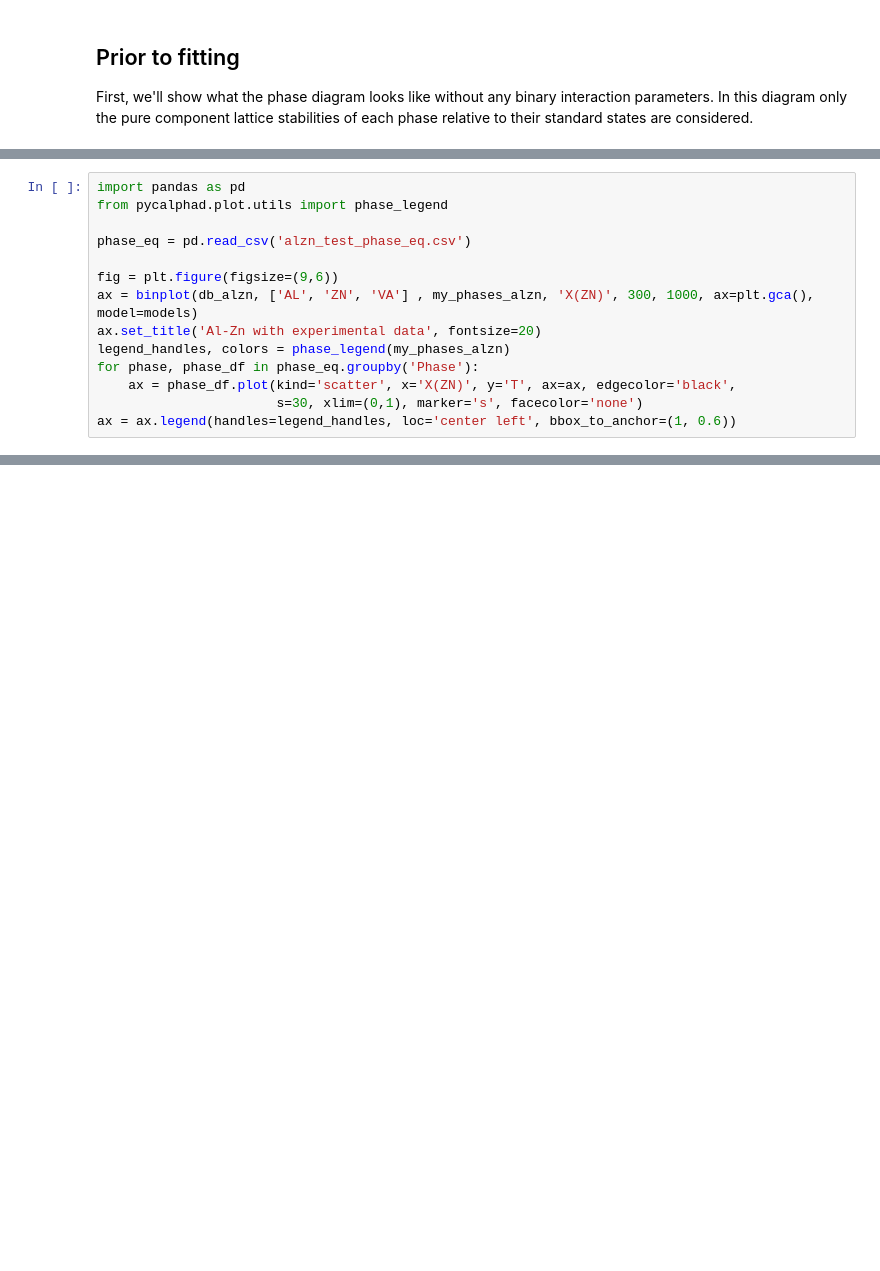
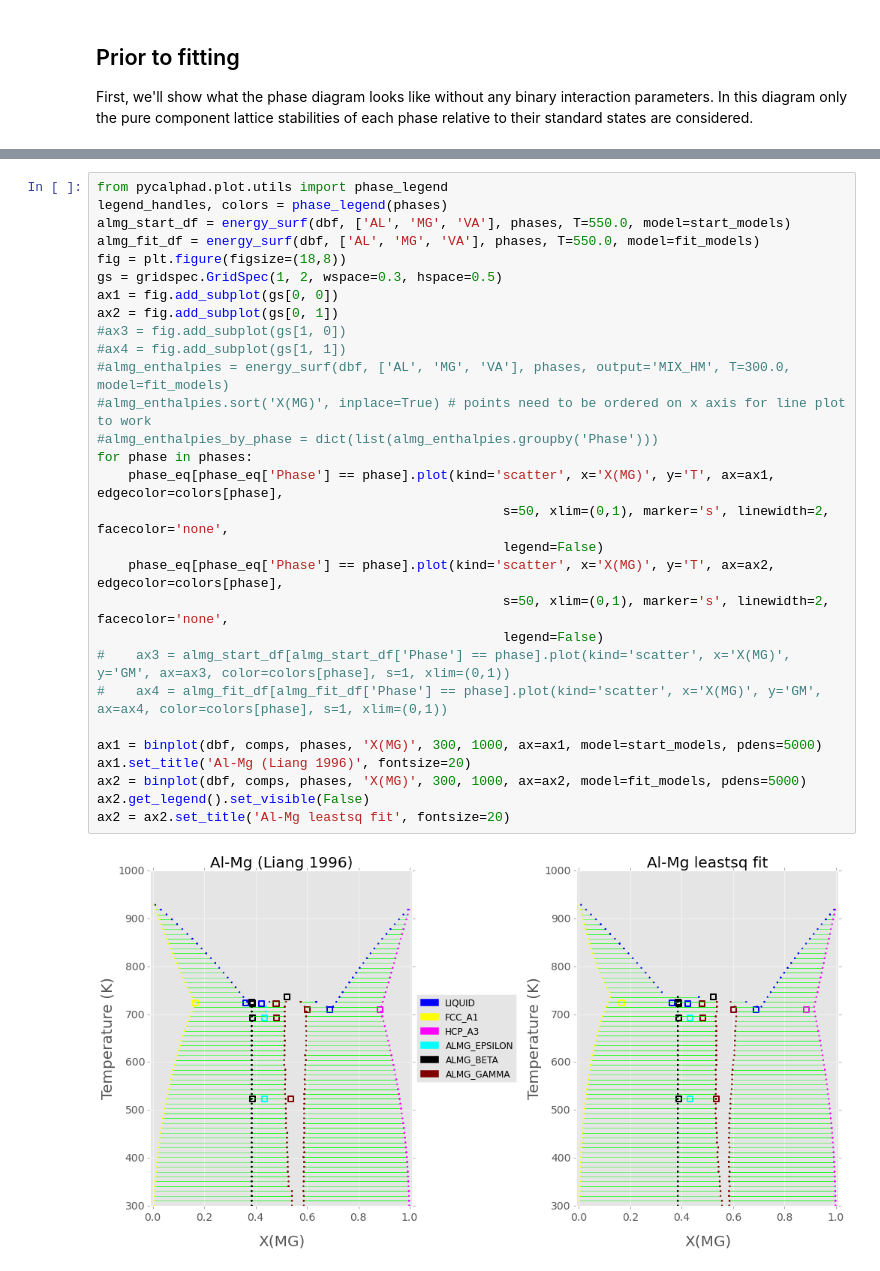
Before and after one commit to pycalphad/pycalphad, a Jupyter notebook: examples/AlMgZnFitting.ipynb, the cells around one changed output, grey strips where cells are left out. Cells and saved outputs as stored; diff of their text form; blank space fills up the shorter version.

```diff
--- a/examples/AlMgZnFitting.ipynb
+++ b/examples/AlMgZnFitting.ipynb
@@ -427,14 +389,0 @@ Now load a test Comma-Separated Values (CSV) file with some phase equilibria dat
-# %%
-import pandas as pd
-from pycalphad.plot.utils import phase_legend
-
-phase_eq = pd.read_csv('alzn_test_phase_eq.csv')
-
-fig = plt.figure(figsize=(9,6))
-ax = binplot(db_alzn, ['AL', 'ZN', 'VA'] , my_phases_alzn, 'X(ZN)', 300, 1000, ax=plt.gca(), model=models)
-ax.set_title('Al-Zn with experimental data', fontsize=20)
-legend_handles, colors = phase_legend(my_phases_alzn)
-for phase, phase_df in phase_eq.groupby('Phase'):
-    ax = phase_df.plot(kind='scatter', x='X(ZN)', y='T', ax=ax, edgecolor='black',
-                       s=30, xlim=(0,1), marker='s', facecolor='none')
-ax = ax.legend(handles=legend_handles, loc='center left', bbox_to_anchor=(1, 0.6))
@@ -619,3 +496,34 @@ Wall time: 1.5 s
+# %%
+from pycalphad.plot.utils import phase_legend
+legend_handles, colors = phase_legend(phases)
+almg_start_df = energy_surf(dbf, ['AL', 'MG', 'VA'], phases, T=550.0, model=start_models)
+almg_fit_df = energy_surf(dbf, ['AL', 'MG', 'VA'], phases, T=550.0, model=fit_models)
+fig = plt.figure(figsize=(18,8))
+gs = gridspec.GridSpec(1, 2, wspace=0.3, hspace=0.5)
+ax1 = fig.add_subplot(gs[0, 0])
+ax2 = fig.add_subplot(gs[0, 1])
+#ax3 = fig.add_subplot(gs[1, 0])
+#ax4 = fig.add_subplot(gs[1, 1])
+#almg_enthalpies = energy_surf(dbf, ['AL', 'MG', 'VA'], phases, output='MIX_HM', T=300.0, model=fit_models)
+#almg_enthalpies.sort('X(MG)', inplace=True) # points need to be ordered on x axis for line plot to work
+#almg_enthalpies_by_phase = dict(list(almg_enthalpies.groupby('Phase')))
+for phase in phases:
+    phase_eq[phase_eq['Phase'] == phase].plot(kind='scatter', x='X(MG)', y='T', ax=ax1, edgecolor=colors[phase],
+                                                    s=50, xlim=(0,1), marker='s', linewidth=2, facecolor='none',
+                                                    legend=False)
+    phase_eq[phase_eq['Phase'] == phase].plot(kind='scatter', x='X(MG)', y='T', ax=ax2, edgecolor=colors[phase],
+                                                    s=50, xlim=(0,1), marker='s', linewidth=2, facecolor='none',
+                                                    legend=False)
+#    ax3 = almg_start_df[almg_start_df['Phase'] == phase].plot(kind='scatter', x='X(MG)', y='GM', ax=ax3, color=colors[phase], s=1, xlim=(0,1))
+#    ax4 = almg_fit_df[almg_fit_df['Phase'] == phase].plot(kind='scatter', x='X(MG)', y='GM', ax=ax4, color=colors[phase], s=1, xlim=(0,1))
+
+ax1 = binplot(dbf, comps, phases, 'X(MG)', 300, 1000, ax=ax1, model=start_models, pdens=5000)
+ax1.set_title('Al-Mg (Liang 1996)', fontsize=20)
+ax2 = binplot(dbf, comps, phases, 'X(MG)', 300, 1000, ax=ax2, model=fit_models, pdens=5000)
+ax2.get_legend().set_visible(False)
+ax2 = ax2.set_title('Al-Mg leastsq fit', fontsize=20)
+# %% [output]
+[figure, added]
 # %% [markdown]
 ## Quantitative comparison of assessment values with fitted values
 
```
Also changed, not shown: parts of 20 cells of this notebook.
